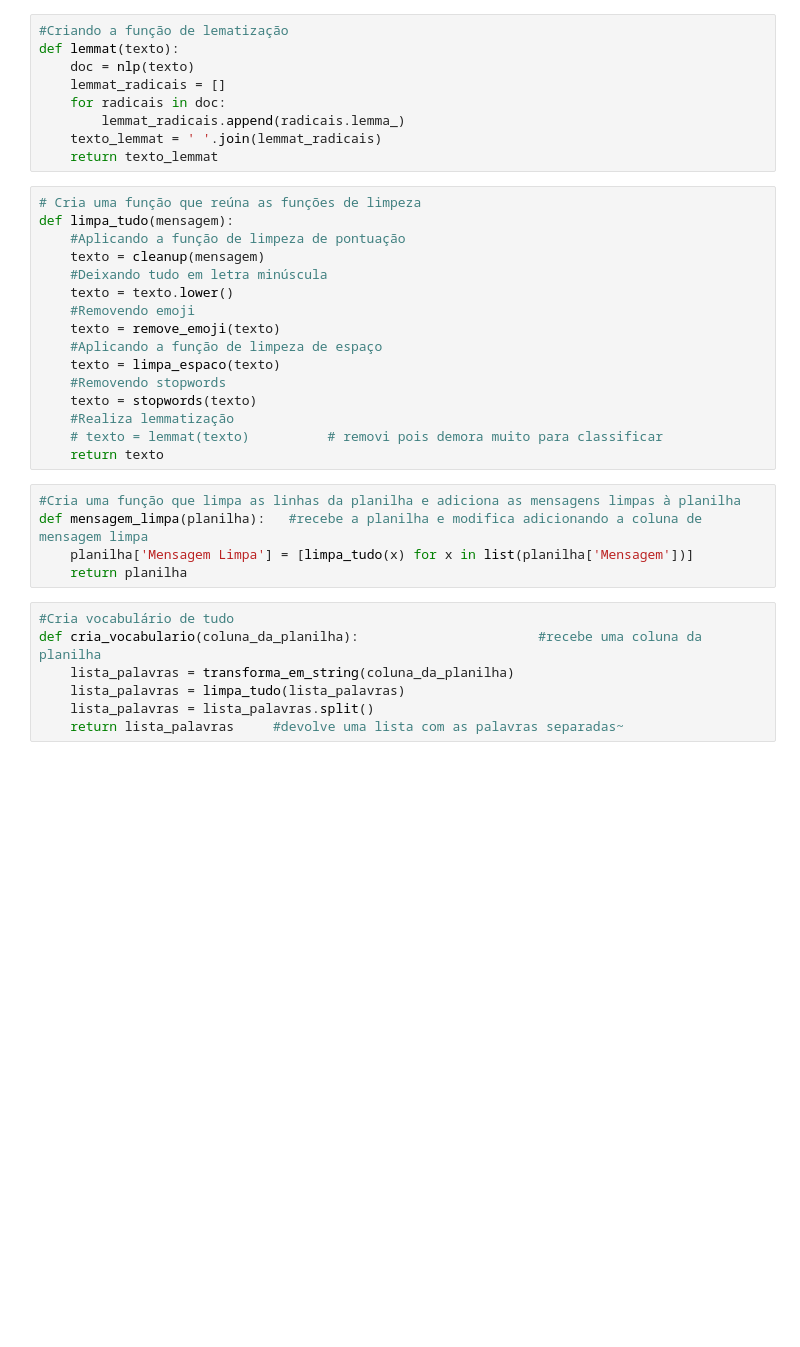
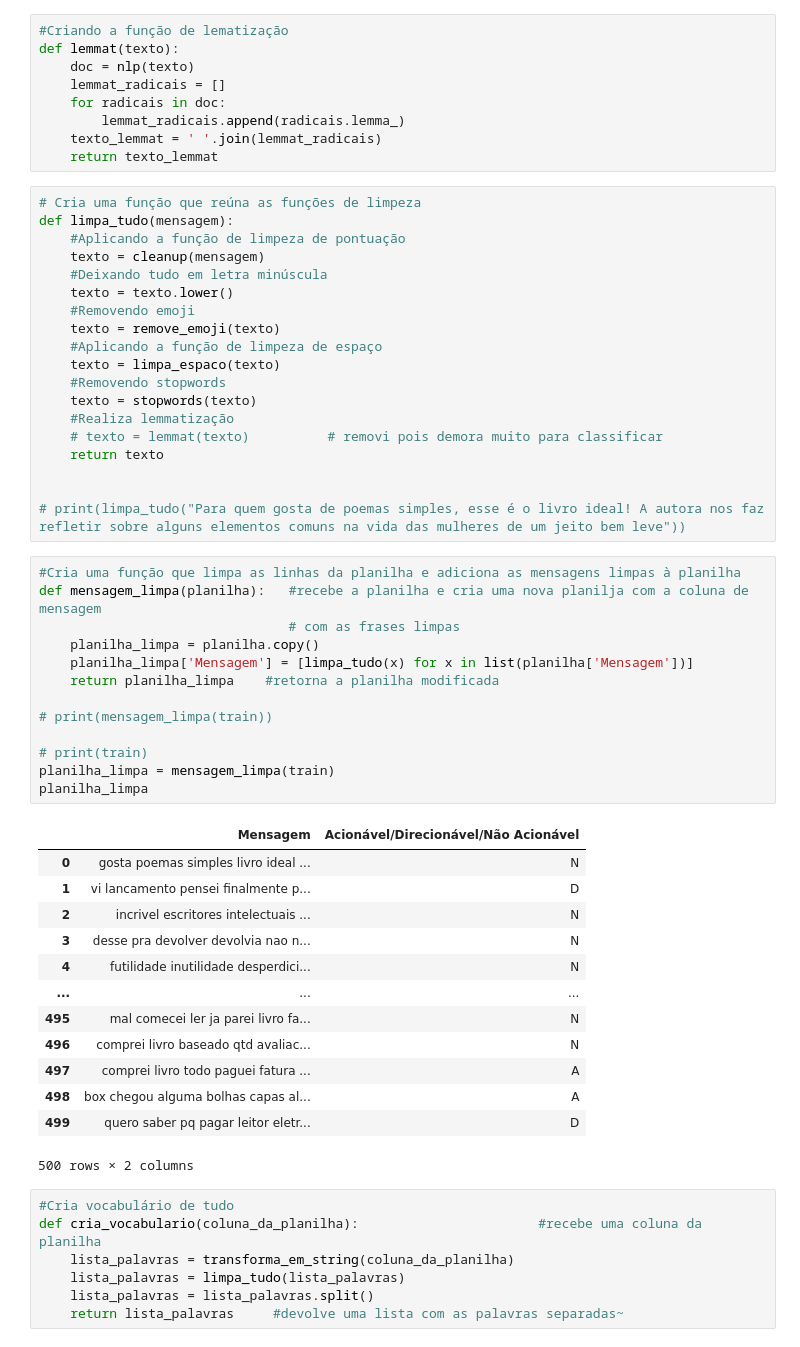
Before and after one commit to carneirogabrielly/C.DadosP1, a Jupyter notebook: GABIZINHA'S VERSION.ipynb, the cells around one changed output. Saved outputs shown, nothing was run; the diff lists cells and outputs as text; blank space fills up the shorter version.

```diff
--- a/GABIZINHA'S VERSION.ipynb
+++ b/GABIZINHA'S VERSION.ipynb
@@ -143,11 +161,36 @@ def limpa_tudo(mensagem):
     #Realiza lemmatização
     # texto = lemmat(texto)          # removi pois demora muito para classificar
     return texto
+
+
+# print(limpa_tudo("Para quem gosta de poemas simples, esse é o livro ideal! A autora nos faz refletir sobre alguns elementos comuns na vida das mulheres de um jeito bem leve"))
 # %%
 #Cria uma função que limpa as linhas da planilha e adiciona as mensagens limpas à planilha
-def mensagem_limpa(planilha):   #recebe a planilha e modifica adicionando a coluna de mensagem limpa
-    planilha['Mensagem Limpa'] = [limpa_tudo(x) for x in list(planilha['Mensagem'])]
-    return planilha
+def mensagem_limpa(planilha):   #recebe a planilha e cria uma nova planilja com a coluna de mensagem
+                                # com as frases limpas
+    planilha_limpa = planilha.copy()
+    planilha_limpa['Mensagem'] = [limpa_tudo(x) for x in list(planilha['Mensagem'])]
+    return planilha_limpa    #retorna a planilha modificada
+
+# print(mensagem_limpa(train))
+
+# print(train)
+planilha_limpa = mensagem_limpa(train)
+planilha_limpa
+# %% [output]
+|  | Mensagem | Acionável/Direcionável/Não Acionável |
+| 0 | gosta poemas simples livro ideal ... | N |
+| 1 | vi lancamento pensei finalmente p... | D |
+| 2 | incrivel escritores intelectuais ... | N |
+| 3 | desse pra devolver devolvia nao n... | N |
+| 4 | futilidade inutilidade desperdici... | N |
+| ... | ... | ... |
+| 495 | mal comecei ler ja parei livro fa... | N |
+| 496 | comprei livro baseado qtd avaliac... | N |
+| 497 | comprei livro todo paguei fatura ... | A |
+| 498 | box chegou alguma bolhas capas al... | A |
+| 499 | quero saber pq pagar leitor eletr... | D |
+500 rows × 2 columns
 # %%
 #Cria vocabulário de tudo
 def cria_vocabulario(coluna_da_planilha):                       #recebe uma coluna da planilha
```
Also changed, not shown: parts of 8 cells of this notebook, 1 other file.
